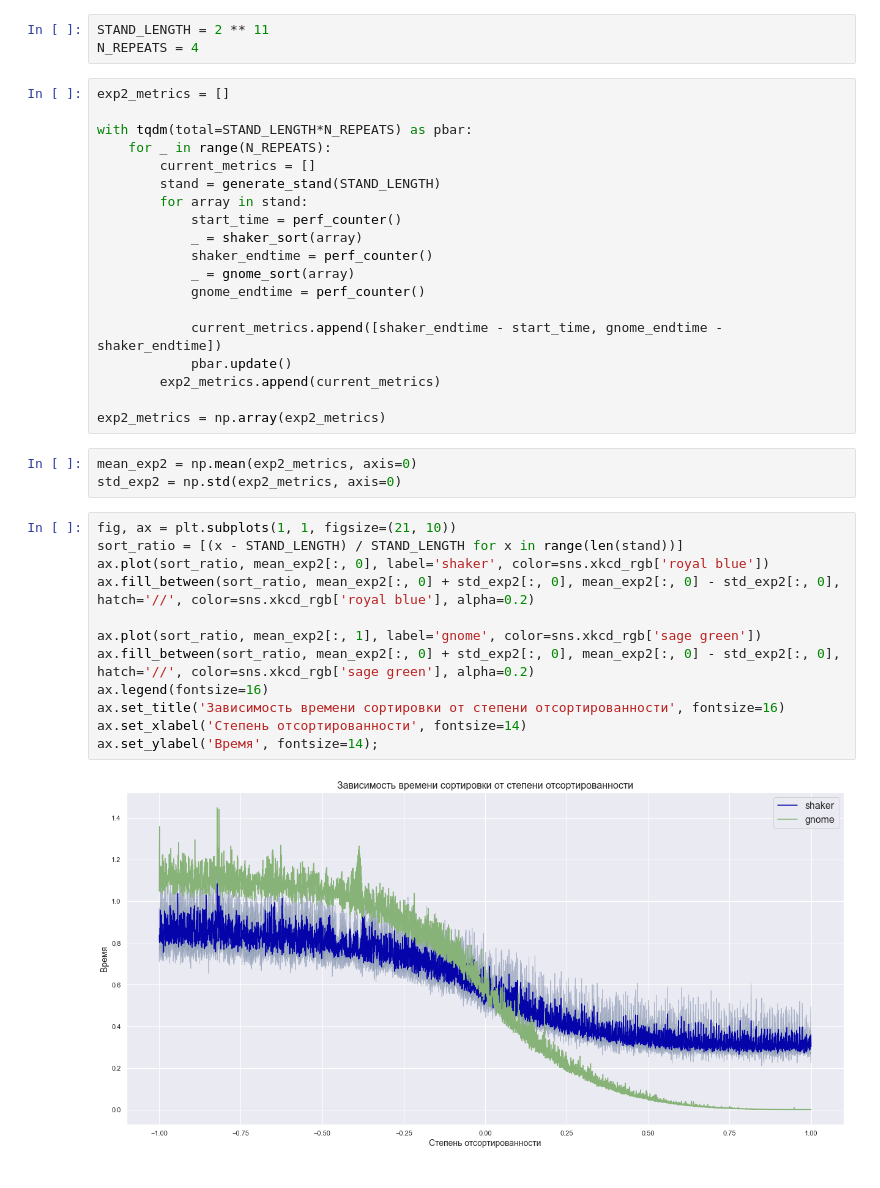
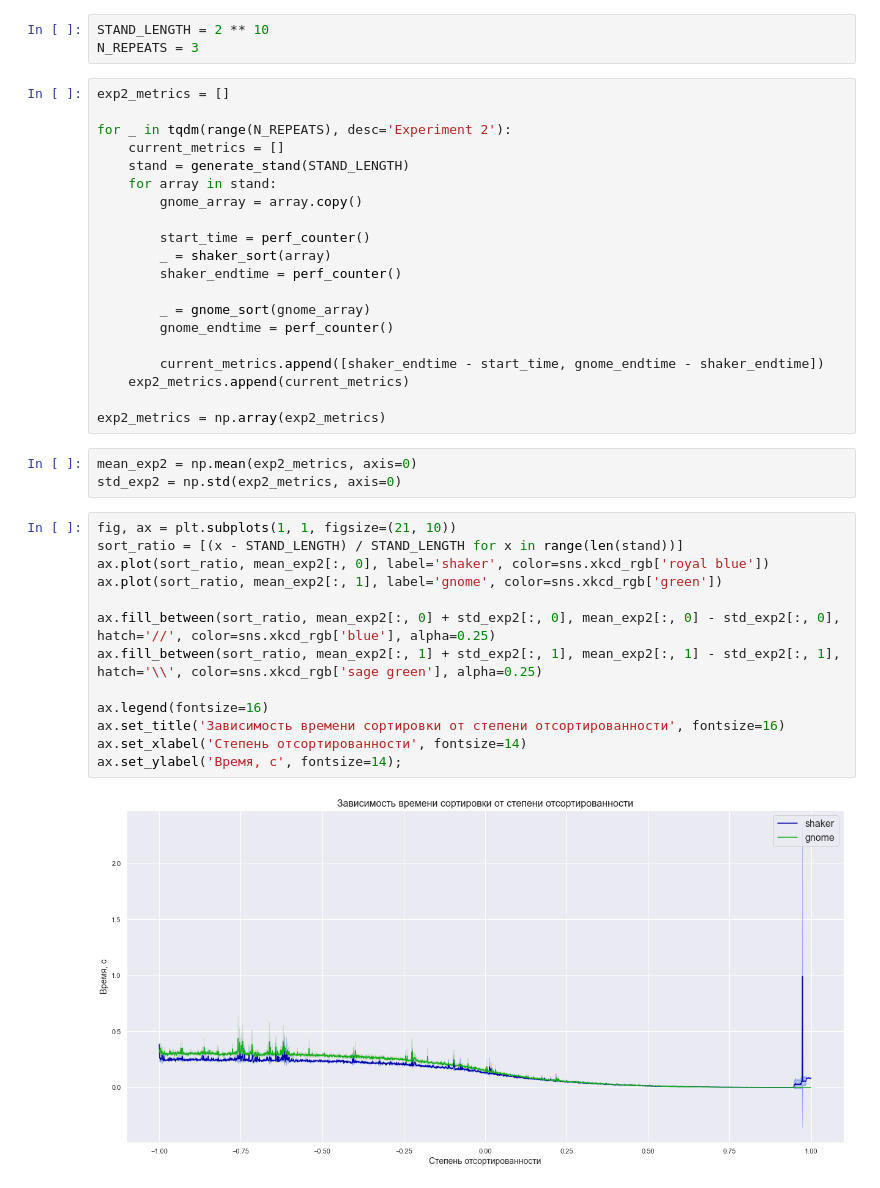
Before and after one commit to astromid/algorithms-structures-course, a Jupyter notebook: notebooks/task2.ipynb, the cells around one changed output. Saved outputs shown, nothing was run; the diff lists cells and outputs as text.

Commit message:
fix(task2): task2 changes after shaker optimization

```diff
--- a/notebooks/task2.ipynb
+++ b/notebooks/task2.ipynb
@@ -62,25 +63,26 @@ ax.set_ylabel('Время', fontsize=14);
 # %% [markdown]
 ## 2. Зависимость от степени отсортированности
 # %%
-STAND_LENGTH = 2 ** 11
-N_REPEATS = 4
+STAND_LENGTH = 2 ** 10
+N_REPEATS = 3
 # %%
 exp2_metrics = []
 
-with tqdm(total=STAND_LENGTH*N_REPEATS) as pbar:
-    for _ in range(N_REPEATS):
-        current_metrics = []
-        stand = generate_stand(STAND_LENGTH)
-        for array in stand:
-            start_time = perf_counter()
-            _ = shaker_sort(array)
-            shaker_endtime = perf_counter()
-            _ = gnome_sort(array)
-            gnome_endtime = perf_counter()
+for _ in tqdm(range(N_REPEATS), desc='Experiment 2'):
+    current_metrics = []
+    stand = generate_stand(STAND_LENGTH)
+    for array in stand:
+        gnome_array = array.copy()
 
-            current_metrics.append([shaker_endtime - start_time, gnome_endtime - shaker_endtime])
-            pbar.update()
-        exp2_metrics.append(current_metrics)
+        start_time = perf_counter()
+        _ = shaker_sort(array)
+        shaker_endtime = perf_counter()
+
+        _ = gnome_sort(gnome_array)
+        gnome_endtime = perf_counter()
+
+        current_metrics.append([shaker_endtime - start_time, gnome_endtime - shaker_endtime])
+    exp2_metrics.append(current_metrics)
 
 exp2_metrics = np.array(exp2_metrics)
 # %%
@@ -89,14 +91,15 @@ std_exp2 = np.std(exp2_metrics, axis=0)
 # %%
 fig, ax = plt.subplots(1, 1, figsize=(21, 10))
 sort_ratio = [(x - STAND_LENGTH) / STAND_LENGTH for x in range(len(stand))]
 ax.plot(sort_ratio, mean_exp2[:, 0], label='shaker', color=sns.xkcd_rgb['royal blue'])
-ax.fill_between(sort_ratio, mean_exp2[:, 0] + std_exp2[:, 0], mean_exp2[:, 0] - std_exp2[:, 0], hatch='//', color=sns.xkcd_rgb['royal blue'], alpha=0.2)
+ax.plot(sort_ratio, mean_exp2[:, 1], label='gnome', color=sns.xkcd_rgb['green'])
 
-ax.plot(sort_ratio, mean_exp2[:, 1], label='gnome', color=sns.xkcd_rgb['sage green'])
-ax.fill_between(sort_ratio, mean_exp2[:, 0] + std_exp2[:, 0], mean_exp2[:, 0] - std_exp2[:, 0], hatch='//', color=sns.xkcd_rgb['sage green'], alpha=0.2)
+ax.fill_between(sort_ratio, mean_exp2[:, 0] + std_exp2[:, 0], mean_exp2[:, 0] - std_exp2[:, 0], hatch='//', color=sns.xkcd_rgb['blue'], alpha=0.25)
+ax.fill_between(sort_ratio, mean_exp2[:, 1] + std_exp2[:, 1], mean_exp2[:, 1] - std_exp2[:, 1], hatch='\\', color=sns.xkcd_rgb['sage green'], alpha=0.25)
+
 ax.legend(fontsize=16)
 ax.set_title('Зависимость времени сортировки от степени отсортированности', fontsize=16)
 ax.set_xlabel('Степень отсортированности', fontsize=14)
-ax.set_ylabel('Время', fontsize=14);
+ax.set_ylabel('Время, с', fontsize=14);
 # %% [output]
-[figure, old version]
+[figure, new version]
```
Also changed, not shown: parts of 2 cells of this notebook, 4 other files.
